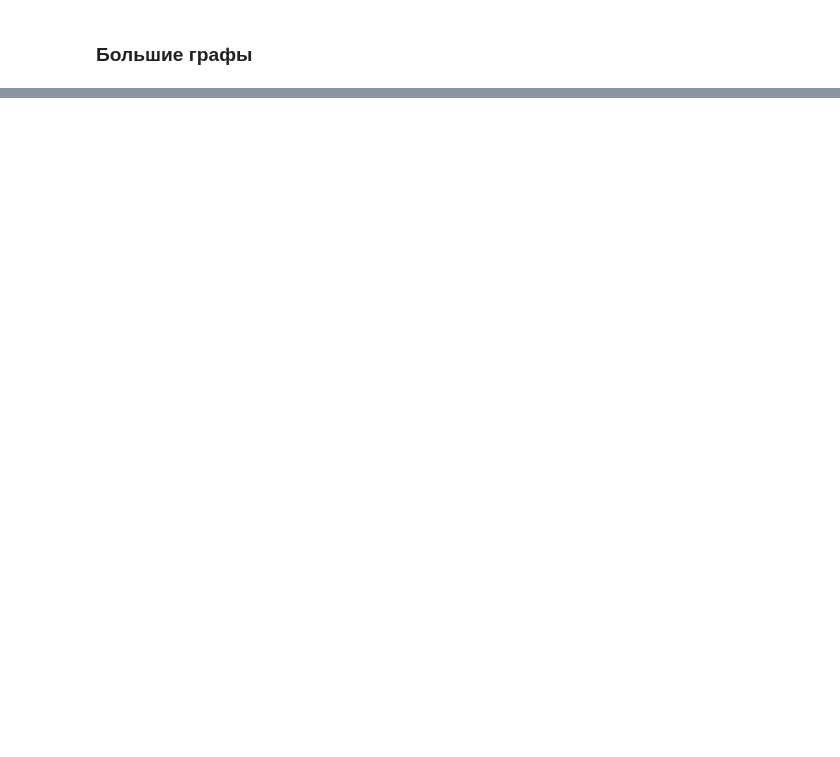
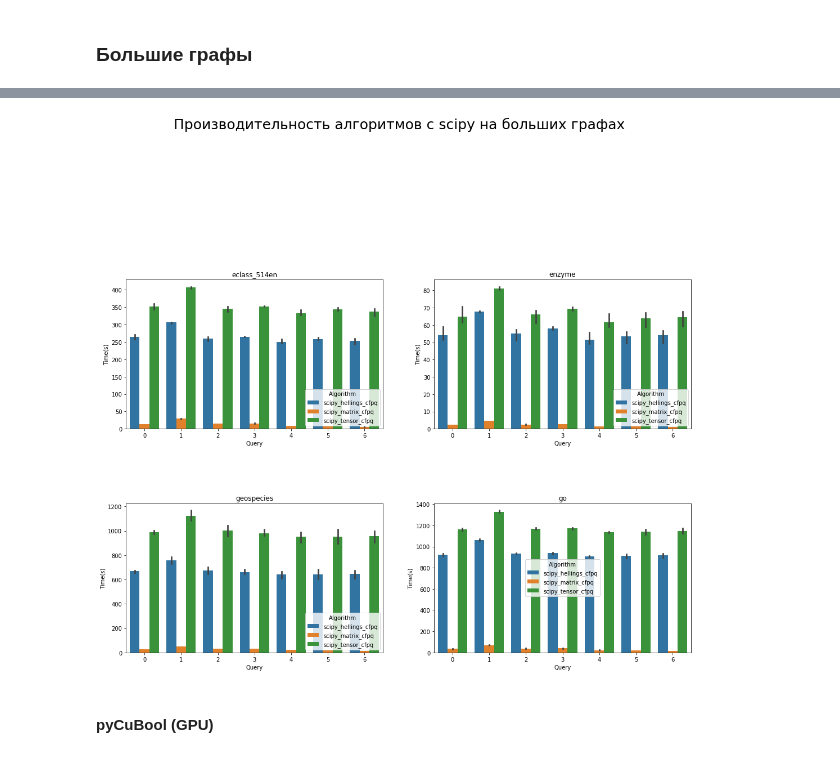
Before and after one commit to kznts9v-1lya/formal-lang-course, a Jupyter notebook: researches/cfpq_research.ipynb, the cells around one changed output, grey strips where cells are left out. Drawn from its saved outputs; the diff is of its cells as text; code cells hidden in the pictures; blank space fills up the shorter version.

```diff
--- a/researches/cfpq_research.ipynb
+++ b/researches/cfpq_research.ipynb
@@ -809,6 +811,16 @@ def show_barplots(df, title):
     sns.barplot(ax=axes[i // 2, i % 2], x="Query", y="Time(s)", hue='Algorithm', data=df[df['Graph'] == name]).set_title(name)
 
   plt.show();
+# %%
+def show_large_barplots(df, title):
+  fig, axes = plt.subplots(2, 2, figsize=(18, 40))
+  fig.subplots_adjust(bottom=0.65, wspace=0.2, hspace=0.5)
+  fig.suptitle(title, fontsize=25)
+
+  for i, name in enumerate(large_graph_names):
+    sns.barplot(ax=axes[i // 2, i % 2], x="Query", y="Time(s)", hue='Algorithm', data=df[df['Graph'] == name]).set_title(name)
+
+  plt.show();
 # %% [markdown]
 ## Проведение эксперимента
 # %% [markdown]
@@ -846,0 +861,6 @@ show_barplots(df_sm_pycubool, 'Производительность алгори
+# %%
+scipy_algos = [
+      ('scipy', 'hellings_cfpq', 'researches/data/scipy_hellings_cfpq'),
+      ('scipy', 'matrix_cfpq', 'researches/data/scipy_matrix_cfpq'),
+      ('scipy', 'tensor_cfpq', 'researches/data/scipy_tensor_cfpq'),
+]
@@ -846,0 +869,7 @@ show_barplots(df_sm_pycubool, 'Производительность алгори
+# %%
+df_lg_scipy = pd.merge(create_df(large_graph_names, scipy_algos), graph_descriptions, right_index=True, left_on='Graph')
+show_large_barplots(df_lg_scipy, 'Производительность алгоритмов с scipy на больших графах')
+# %% [output]
+[figure, added]
+# %% [markdown]
+#### pyCuBool (GPU)
```
Also changed, not shown: parts of 11 cells of this notebook.
